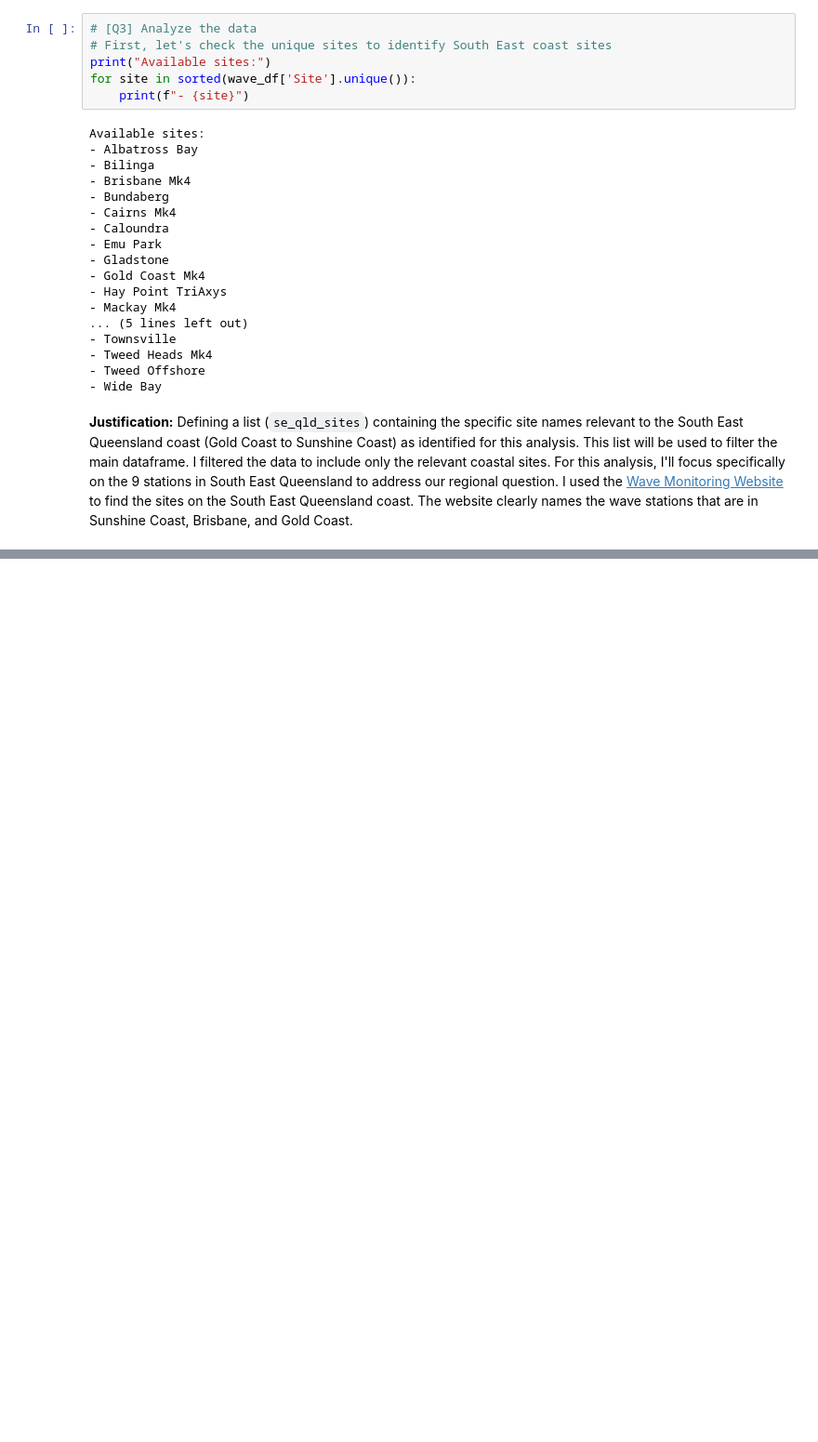
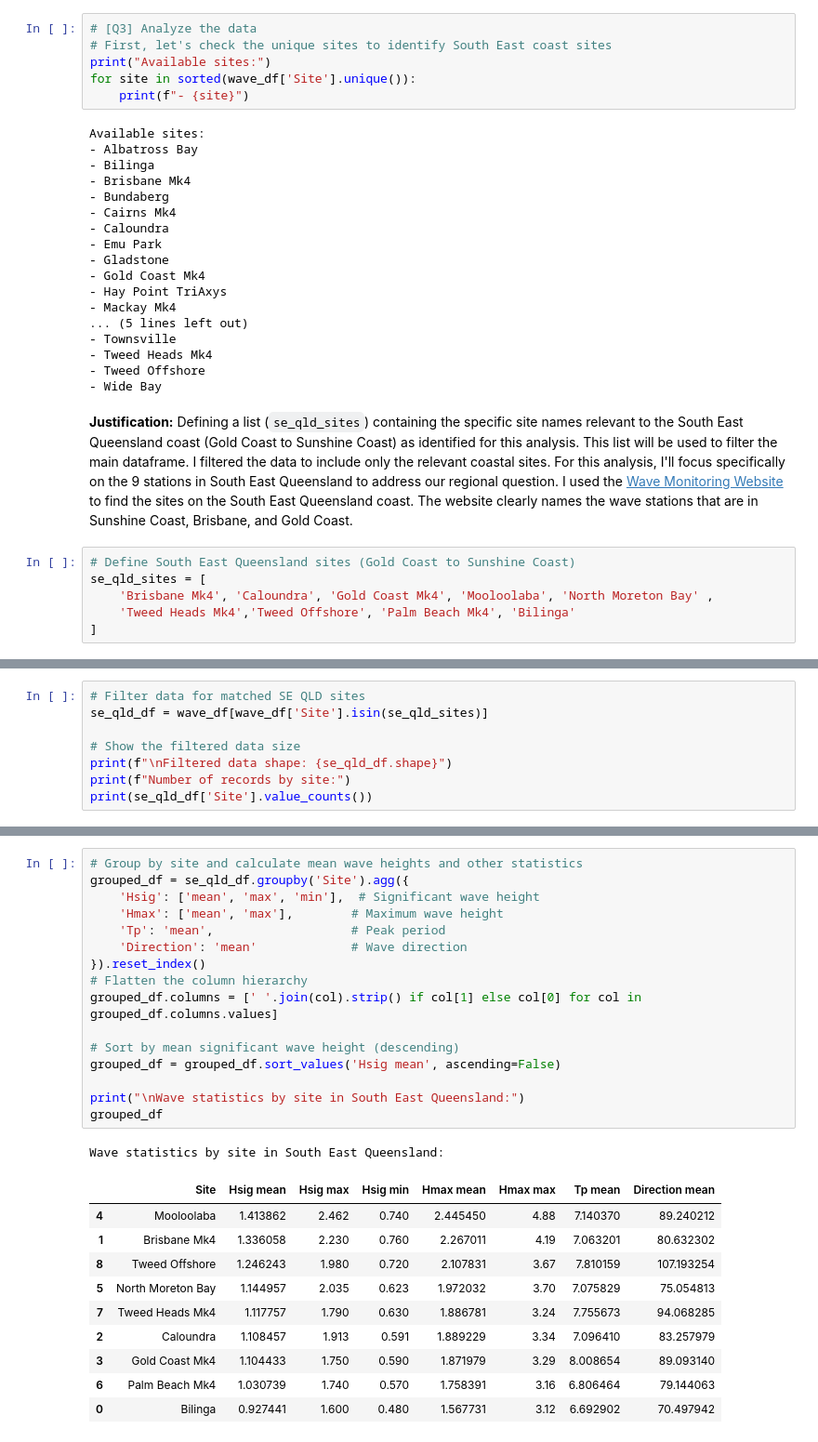
Before and after one commit to idrcmatre/coastal-risk-analysis-ifn619, a Jupyter notebook: IFN619_UA1-FoundationalTechniques_VaishnavRai_N11484209.ipynb, the cells around one changed output, grey strips where cells are left out. Shown at 93% size. Saved outputs shown, nothing was run; the diff lists cells and outputs as text; blank space fills up the shorter version.

```diff
--- a/IFN619_UA1-FoundationalTechniques_VaishnavRai_N11484209.ipynb
+++ b/IFN619_UA1-FoundationalTechniques_VaishnavRai_N11484209.ipynb
@@ -221,3 +221,9 @@ Available sites:
 - Wide Bay
 # %% [markdown]
 **Justification:** Defining a list (`se_qld_sites`) containing the specific site names relevant to the South East Queensland coast (Gold Coast to Sunshine Coast) as identified for this analysis. This list will be used to filter the main dataframe. I filtered the data to include only the relevant coastal sites. For this analysis, I'll focus specifically on the 9 stations in South East Queensland to address our regional question. I used the [Wave Monitoring Website](https://www.qld.gov.au/environment/coasts-waterways/beach/monitoring/waves-sites) to find the sites on the South East Queensland coast. The website clearly names the wave stations that are in Sunshine Coast, Brisbane, and Gold Coast.
+# %%
+# Define South East Queensland sites (Gold Coast to Sunshine Coast)
+se_qld_sites = [
+    'Brisbane Mk4', 'Caloundra', 'Gold Coast Mk4', 'Mooloolaba', 'North Moreton Bay' ,
+    'Tweed Heads Mk4','Tweed Offshore', 'Palm Beach Mk4', 'Bilinga'
+]
@@ -223,0 +232,8 @@ Available sites:
+# %%
+# Filter data for matched SE QLD sites
+se_qld_df = wave_df[wave_df['Site'].isin(se_qld_sites)]
+
+# Show the filtered data size
+print(f"\nFiltered data shape: {se_qld_df.shape}")
+print(f"Number of records by site:")
+print(se_qld_df['Site'].value_counts())
@@ -223,0 +286,28 @@ Available sites:
+# %%
+# Group by site and calculate mean wave heights and other statistics
+grouped_df = se_qld_df.groupby('Site').agg({
+    'Hsig': ['mean', 'max', 'min'],  # Significant wave height
+    'Hmax': ['mean', 'max'],        # Maximum wave height
+    'Tp': 'mean',                   # Peak period
+    'Direction': 'mean'             # Wave direction
+}).reset_index()
+# Flatten the column hierarchy
+grouped_df.columns = [' '.join(col).strip() if col[1] else col[0] for col in grouped_df.columns.values]
+
+# Sort by mean significant wave height (descending)
+grouped_df = grouped_df.sort_values('Hsig mean', ascending=False)
+
+print("\nWave statistics by site in South East Queensland:")
+grouped_df
+# %% [output]
+Wave statistics by site in South East Queensland:
+|  | Site | Hsig mean | Hsig max | Hsig min | Hmax mean | Hmax max | Tp mean | Direction mean |
+| 4 | Mooloolaba | 1.413862 | 2.462 | 0.740 | 2.445450 | 4.88 | 7.140370 | 89.240212 |
+| 1 | Brisbane Mk4 | 1.336058 | 2.230 | 0.760 | 2.267011 | 4.19 | 7.063201 | 80.632302 |
+| 8 | Tweed Offshore | 1.246243 | 1.980 | 0.720 | 2.107831 | 3.67 | 7.810159 | 107.193254 |
+| 5 | North Moreton Bay | 1.144957 | 2.035 | 0.623 | 1.972032 | 3.70 | 7.075829 | 75.054813 |
+| 7 | Tweed Heads Mk4 | 1.117757 | 1.790 | 0.630 | 1.886781 | 3.24 | 7.755673 | 94.068285 |
+| 2 | Caloundra | 1.108457 | 1.913 | 0.591 | 1.889229 | 3.34 | 7.096410 | 83.257979 |
+| 3 | Gold Coast Mk4 | 1.104433 | 1.750 | 0.590 | 1.871979 | 3.29 | 8.008654 | 89.093140 |
+| 6 | Palm Beach Mk4 | 1.030739 | 1.740 | 0.570 | 1.758391 | 3.16 | 6.806464 | 79.144063 |
+| 0 | Bilinga | 0.927441 | 1.600 | 0.480 | 1.567731 | 3.12 | 6.692902 | 70.497942 |
```
Also changed, not shown: parts of 7 cells of this notebook.
